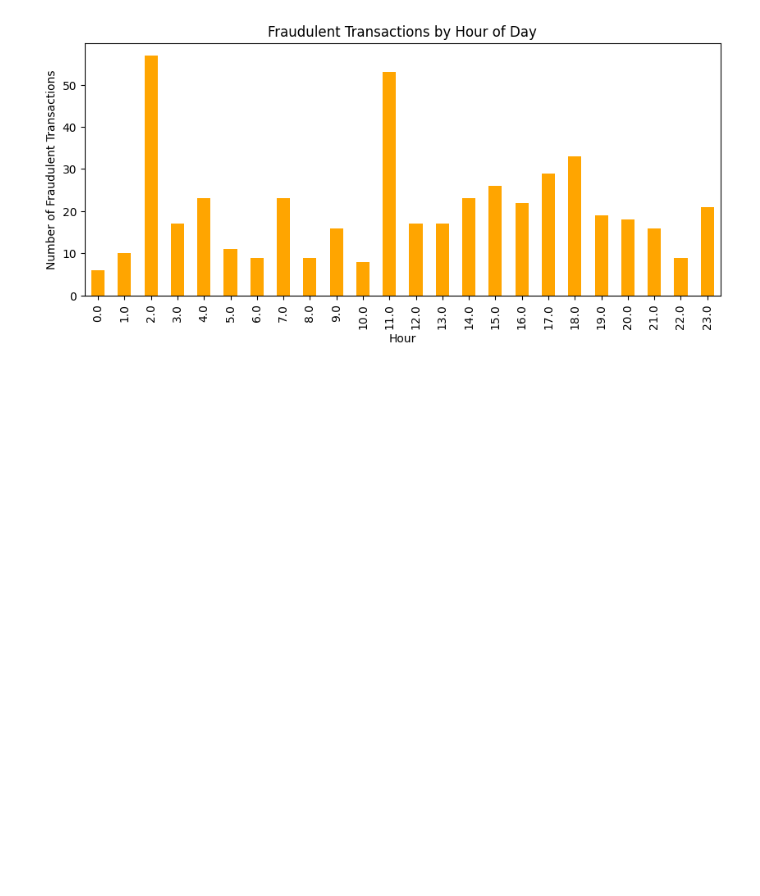
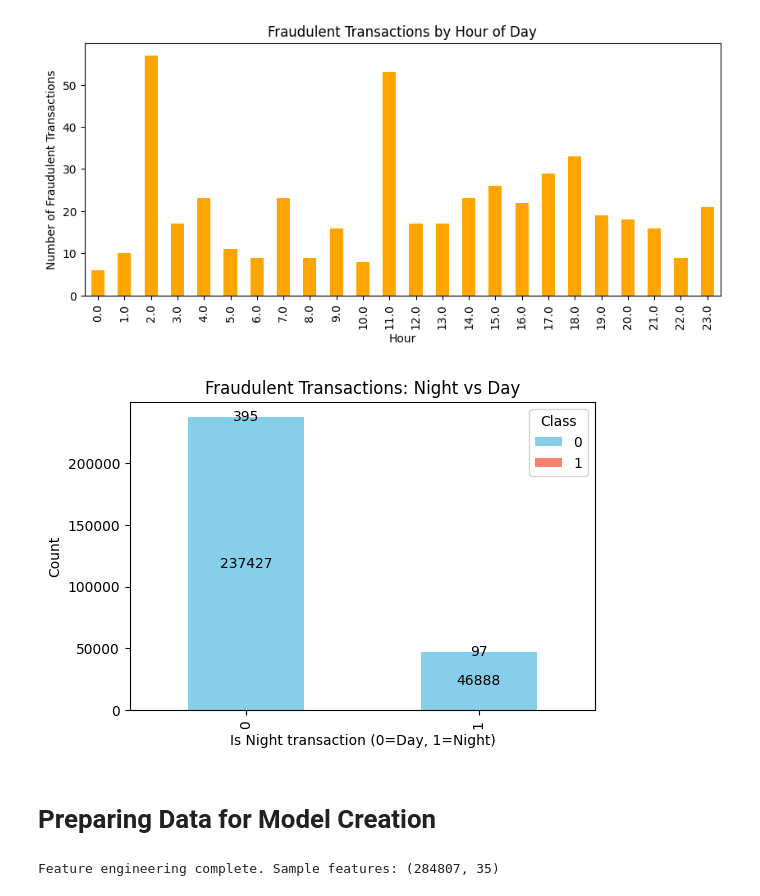
Before and after one commit to moonspark78/Credit-Card-Fraud-Detection-ML, a Jupyter notebook: analysis.ipynb, the cells around one changed output. Cells and saved outputs as stored; diff of their text form; code cells hidden in the pictures; blank space fills up the shorter version.

```diff
--- a/analysis.ipynb
+++ b/analysis.ipynb
@@ -167,3 +167,45 @@ plt.title('Fraudulent Transactions by Hour of Day')
 plt.show()
 # %% [output]
 [figure]
+# %%
+# Night vs Day fraud
+df['is_night'] = df['Hour'].isin([22,23,0,1,3,4,5]).astype(int)
+
+night_fraud = df.groupby(['is_night','Class']).size().unstack(fill_value=0)
+ax = night_fraud.plot(kind='bar', stacked=True, figsize=(6,4), color=['skyblue', 'salmon'])
+plt.xlabel('Is Night transaction (0=Day, 1=Night)')
+plt.ylabel('Count')
+plt.title('Fraudulent Transactions: Night vs Day')
+for container in ax.containers:
+    ax.bar_label(container, label_type='center', fmt='%d')
+plt.show()
+# %% [output]
+[figure, added]
+# %% [markdown]
+# Preparing Data for Model Creation
+# %%
+# 3. Feature Engineering (Basic)
+# We will create a few straightforward features based on the existing ones. This is just a starting point and can be expanded with more complex features later.
+# Log_amount
+# amount_log = np.log1p(df['Amount'])
+# is_high_amount = (df['Amount'] > 100).astype(int)
+df_fe = df.copy()
+df_fe['Amount_log'] = np.log1p(df_fe['Amount'])
+global_mean = df_fe['Amount'].mean()
+df_fe['amount_to_mean'] = df_fe['Amount'] / (global_mean + 1e-9)  # Avoid division by zero
+p99 = df_fe['Amount'].quantile(0.99)
+df_fe['is_high_amount'] = (df_fe['Amount'] > p99).astype(int)
+
+#Hour/night
+if 'Hour' in df_fe.columns:
+    df_fe['is_night'] = df_fe['Hour'].isin([0,1,2,3,4,5,22,23]).astype(int)
+else:
+    df_fe['is_night'] = 0  # Default to 0 if Hour is not available
+
+#Drop columns we don't want to feed directly
+X = df_fe.drop(columns=[target_col])  # Drop Time as well since we extracted Hour
+y = df_fe[target_col].values
+
+print("Feature engineering complete. Sample features:", X.shape)
+# %% [output]
+Feature engineering complete. Sample features: (284807, 35)
```
Also changed, not shown: parts of 1 cell of this notebook.
